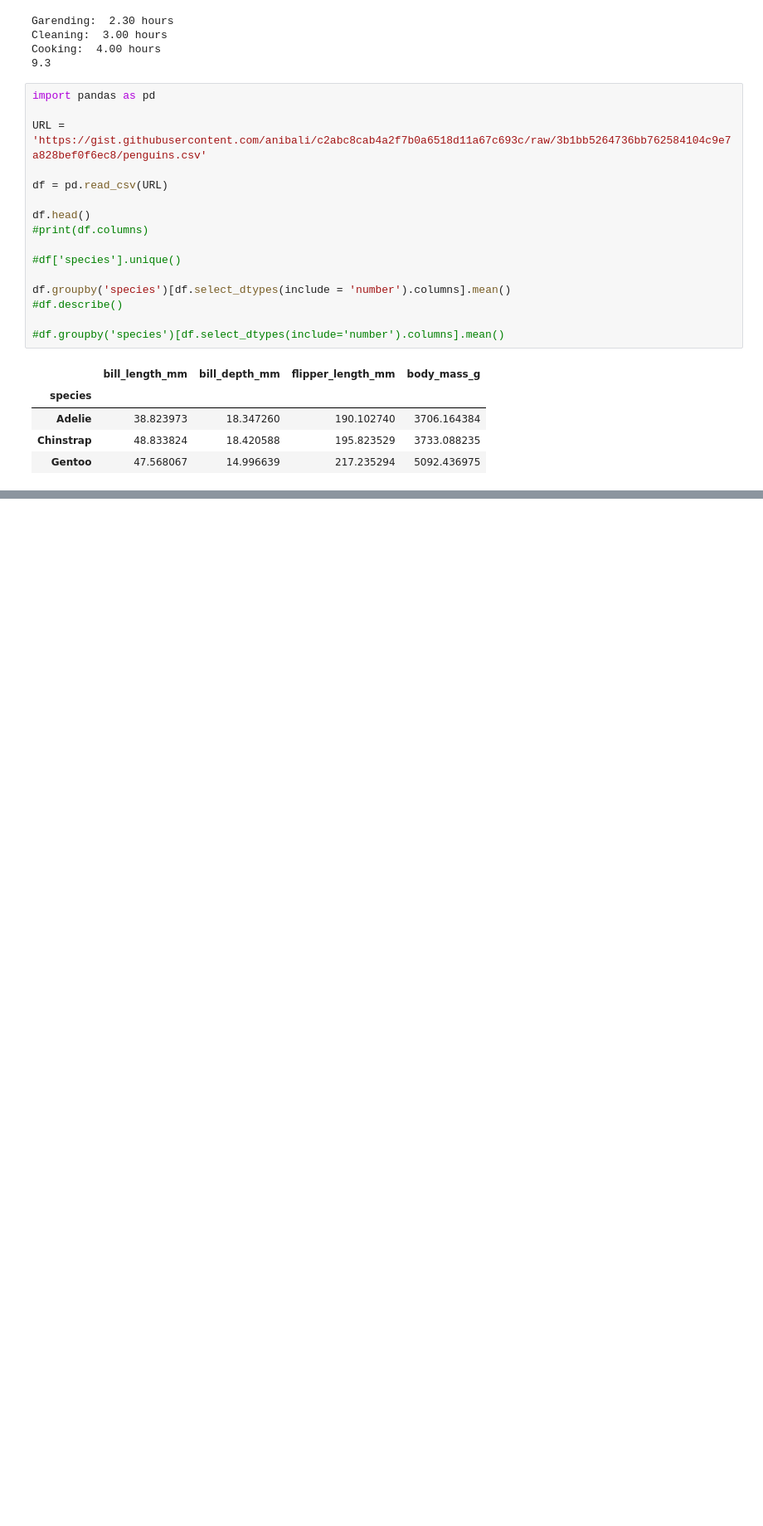
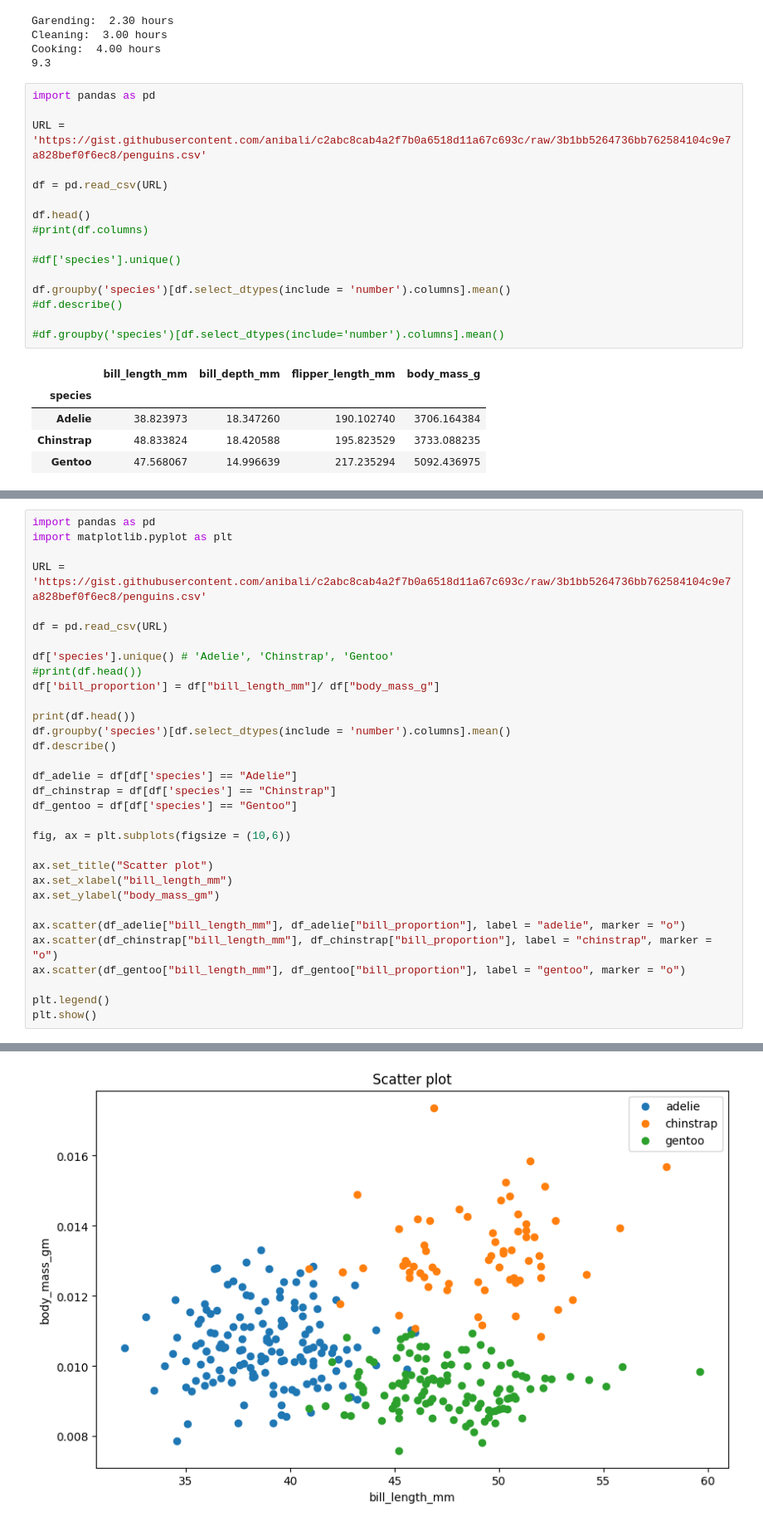
Before and after one commit to HriddhiDoley/La-Trobe---Python-, a Jupyter notebook: Practice_Exam_La.ipynb, the cells around one changed output, grey strips where cells are left out. Shown: that part at 83% size. Saved outputs shown, nothing was run; the diff lists cells and outputs as text; blank space fills up the shorter version.

```diff
--- a/Practice_Exam_La.ipynb
+++ b/Practice_Exam_La.ipynb
@@ -287,0 +327,33 @@ AttributeError: Figure.set() got an unexpected keyword argument 'title'
+# %%
+import pandas as pd
+import matplotlib.pyplot as plt
+
+URL = 'https://gist.githubusercontent.com/anibali/c2abc8cab4a2f7b0a6518d11a67c693c/raw/3b1bb5264736bb762584104c9e7a828bef0f6ec8/penguins.csv'
+
+df = pd.read_csv(URL)
+
+df['species'].unique() # 'Adelie', 'Chinstrap', 'Gentoo'
+#print(df.head())
+df['bill_proportion'] = df["bill_length_mm"]/ df["body_mass_g"]
+
+print(df.head())
+df.groupby('species')[df.select_dtypes(include = 'number').columns].mean()
+df.describe()
+
+df_adelie = df[df['species'] == "Adelie"]
+df_chinstrap = df[df['species'] == "Chinstrap"]
+df_gentoo = df[df['species'] == "Gentoo"]
+
+fig, ax = plt.subplots(figsize = (10,6))
+
+ax.set_title("Scatter plot")
+ax.set_xlabel("bill_length_mm")
+ax.set_ylabel("body_mass_gm")
+
+ax.scatter(df_adelie["bill_length_mm"], df_adelie["bill_proportion"], label = "adelie", marker = "o")
+ax.scatter(df_chinstrap["bill_length_mm"], df_chinstrap["bill_proportion"], label = "chinstrap", marker = "o")
+ax.scatter(df_gentoo["bill_length_mm"], df_gentoo["bill_proportion"], label = "gentoo", marker = "o")
+
+plt.legend()
+plt.show()
+# %% [output]
@@ -287,0 +373 @@ AttributeError: Figure.set() got an unexpected keyword argument 'title'
+[figure, added]
```
Also changed, not shown: parts of 8 cells of this notebook.
